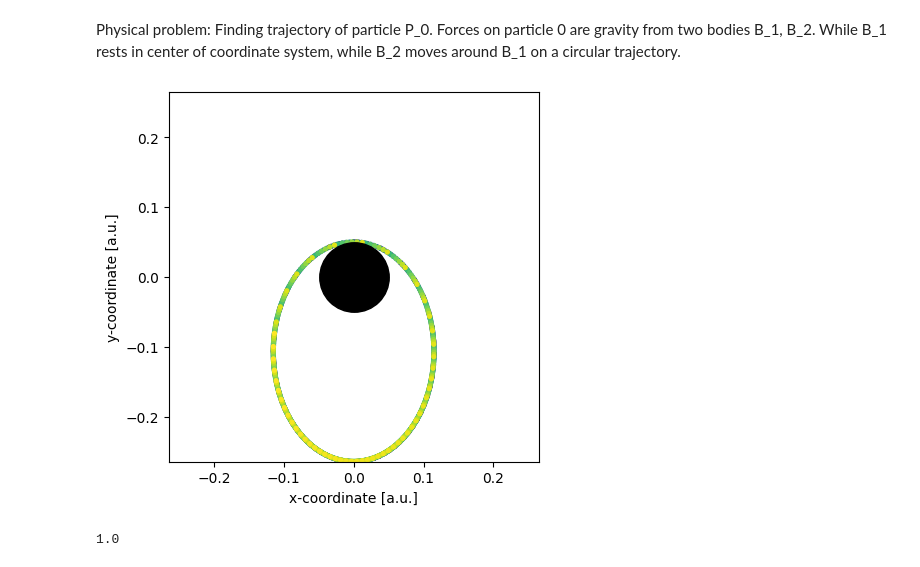
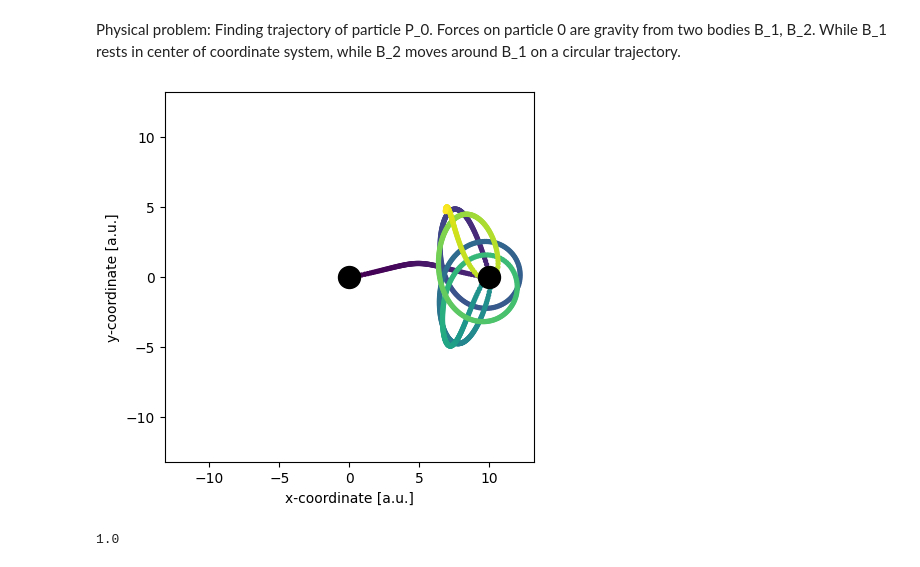
Before and after one commit to Felix-Busse/Recurrent_NNR, a Jupyter notebook: Recurrent_NNR.ipynb, the cells around one changed output. Drawn from its saved outputs; the diff is of its cells as text; code cells hidden in the pictures.

Commit message:
Introduced second space body, calculated trajectories

```diff
--- a/Recurrent_NNR.ipynb
+++ b/Recurrent_NNR.ipynb
@@ -61,7 +61,7 @@ class space_particle(space_body):
         self.r = radius
         self.solution = pd.DataFrame()
 
-    def RK_dy_dt(self, t, y, G, B_1):
+    def RK_dy_dt(self, t, y, G, bodies):
         '''Defining right hand side of motions of equations, to be able to pass them to Runge Kutta solver
         Force on P_0 by B_1 causes acceleration. Velocities are easily obtained from vector y.'''
         # Writing new values to position and velocity of P_0 object
@@ -69,18 +69,23 @@ class space_particle(space_body):
         self.y = y[1]
         self.v_x = y[2]
         self.v_y = y[3]
-        # Calculating absolut value of acceleration caused by gravitational force of B_1 on P_0
-        if self.dist_to_object(B_1.pos()) < 0.05: # If true: avoid division by zero
-            abs_acc = G * B_1.m * 0.05**(-2)
-        else:
-            abs_acc = G * B_1.m * self.dist_to_object(B_1.pos())**(-2)
-        # Calculate x-component of acceleration
-        acc_x = np.array([1, 0]) @ self.normalized_diff_vector(B_1.pos()) * abs_acc
-        # Calculate y-component of acceleration
-        acc_y = np.array([0, 1]) @ self.normalized_diff_vector(B_1.pos()) * abs_acc
+
+        # numeric values to sum up acceleration for x- and y-coordinate for every body, initialized with 0
+        acc_x = 0
+        acc_y = 0
+        for i, body in enumerate(bodies):
+            # Calculating absolut value of acceleration caused by gravitational force of each body on P_0
+            if self.dist_to_object(body.pos()) < 0.01: # If true: avoid division by zero
+                abs_acc = G * body.m * 0.01**(-2)
+            else:
+                abs_acc = G * body.m * self.dist_to_object(body.pos())**(-2)
+            # Calculate x-component of acceleration
+            acc_x += np.array([1, 0]) @ self.normalized_diff_vector(body.pos()) * abs_acc
+            # Calculate y-component of acceleration
+            acc_y += np.array([0, 1]) @ self.normalized_diff_vector(body.pos()) * abs_acc
         return [self.v_x, self.v_y, acc_x, acc_y]
 
-    def integrate(self, G, Body, t_span, n_points, rtol=1E-5):
+    def integrate(self, G, bodies, t_span, n_points, rtol=1E-5):
         '''Integrate equation of motion in presence of Body. Parameters:
         G: gravitational constant
         Body: space_body object, gravitation force of this body will act on particle
@@ -89,7 +94,7 @@ class space_particle(space_body):
         rtol: numerical value defining tolerance for Runge-Kutta solver
 
         Has no return value, fills property DataFrame "solution" with result of integration'''
-        integration = sc.integrate.solve_ivp(lambda t, y: self.RK_dy_dt(t, y, G, Body), t_span=t_span,
+        integration = sc.integrate.solve_ivp(lambda t, y: self.RK_dy_dt(t, y, G, bodies), t_span=t_span,
                                               y0=np.array([self.x, self.y, self.v_x, self.v_y]),
                                               t_eval=np.linspace(t_span[0], t_span[1], n_points), rtol=1E-5)
         self.solution = self.solution.assign(
@@ -107,27 +112,32 @@ class space_particle(space_body):
         ax.set_xlabel('x-coordinate [a.u.]')
         ax.set_ylabel('y-coordinate [a.u.]')
         ax.set_aspect(aspect='equal', adjustable='box') # force same scale for both axes
-        abs_max_axes = self.solution[['x', 'y']].abs().max().max() # maximum of absolute values of coordinates x,y
+        abs_max_axes = self.solution[['x', 'y']].abs().max().max() + 1# maximum of absolute values of coordinates x,y
         ax.set_xlim(-abs_max_axes, abs_max_axes)
         ax.set_ylim(-abs_max_axes, abs_max_axes)
         ax.scatter(self.solution.x, self.solution.y, c=self.solution.t, s=8)
         if bodies != None:
             for i, body in enumerate(bodies):
-                ax.scatter(body.x, body.y, c='k', s=2500)
+                ax.scatter(body.x, body.y, c='k', s=250)
 # %%
 # First example: No B_2, just P_0 with force from B_1
 G = 1 # Gravitational constant
 
 # Create body in center of coordinate system with big mass
 B_1 = space_body(position=[0, 0], mass=1.0, radius=0.05)
+# Create body in 10 unit distance along x from B_1
+B_2 = space_body(position=[10, 0], mass=1.0, radius=0.05)
+
 # Create particle that contains velocity, as well
-P_0 = space_particle(position=[0, .05], velocity=[5.8, 0], mass=0.05, radius=0.05)
+P_0 = space_particle(position=[0.15, 0], velocity=[3.55, .455], mass=0.05, radius=0.05)
+# velocity=[3.55, .45]
+
 # Integrate equation of motion in presence of B_1
-P_0.integrate(G, B_1, t_span=(0, 7), n_points=1000)
+P_0.integrate(G, [B_1, B_2], t_span=(0, 200), n_points=1000)
 # Display result in a plot of trajectory
-P_0.show_trajectory(bodies=[B_1])
+P_0.show_trajectory(bodies=[B_1, B_2])
 # %% [output]
-[figure, old version]
+[figure, new version]
 # %%
 P_0.solution[['x', 'y']].abs().max().max()
 # %% [output]
```
Also changed, not shown: parts of 1 cell of this notebook.
